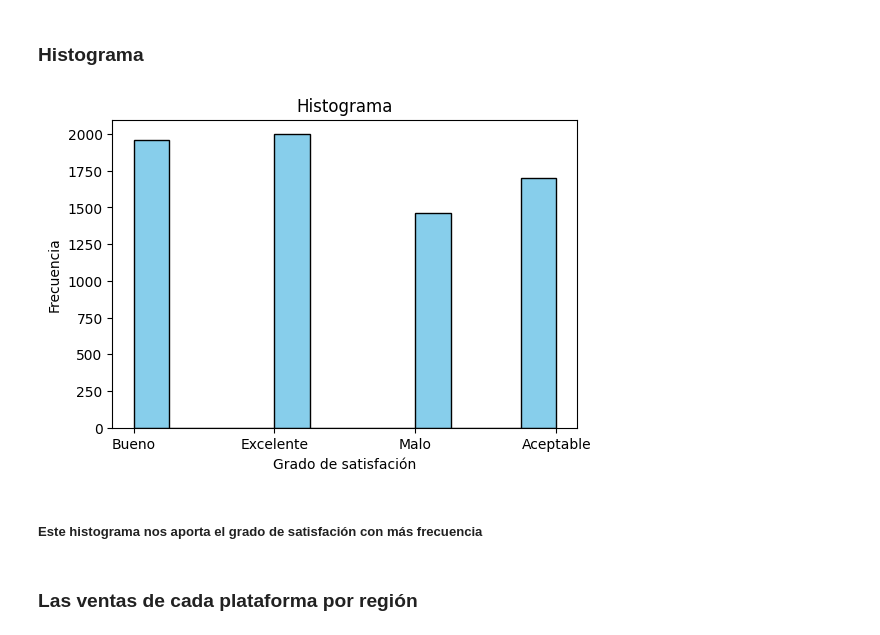
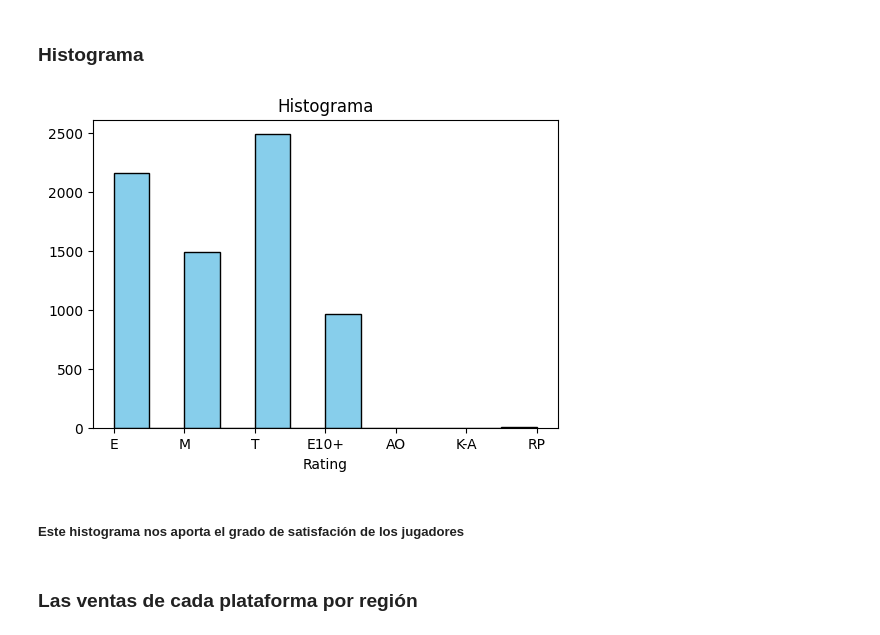
Before and after one commit to yai95/EDA, a Jupyter notebook: Notebooks/EDA.ipynb, the cells around one changed output. Drawn from its saved outputs; the diff is of its cells as text; code cells hidden in the pictures.

```diff
--- a/Notebooks/EDA.ipynb
+++ b/Notebooks/EDA.ipynb
@@ -379,15 +435,15 @@ df_video_copia.to_csv("videogames.csv",index=False,encoding="utf-8")
 ### Histograma
 # %%
 plt.figure(figsize=(6,4))
-plt.hist(df_video["Critic_Score_Class"],bins=12, color="skyblue", edgecolor="black")
+plt.hist(df_video["Rating"],bins=12, color="skyblue", edgecolor="black")
 plt.title("Histograma")
-plt.xlabel("Grado de satisfación")
-plt.ylabel("Frecuencia")
+plt.xlabel("Rating")
+plt.ylabel("")
 plt.show()
 # %% [output]
-[figure, old version]
+[figure, new version]
 # %% [markdown]
-##### Este histograma nos aporta el grado de satisfación con más frecuencia
+##### Este histograma nos aporta el grado de satisfación de los jugadores
 # %% [markdown]
 ### Las ventas de cada plataforma por región
 # %%
```
Also changed, not shown: parts of 7 cells of this notebook.
